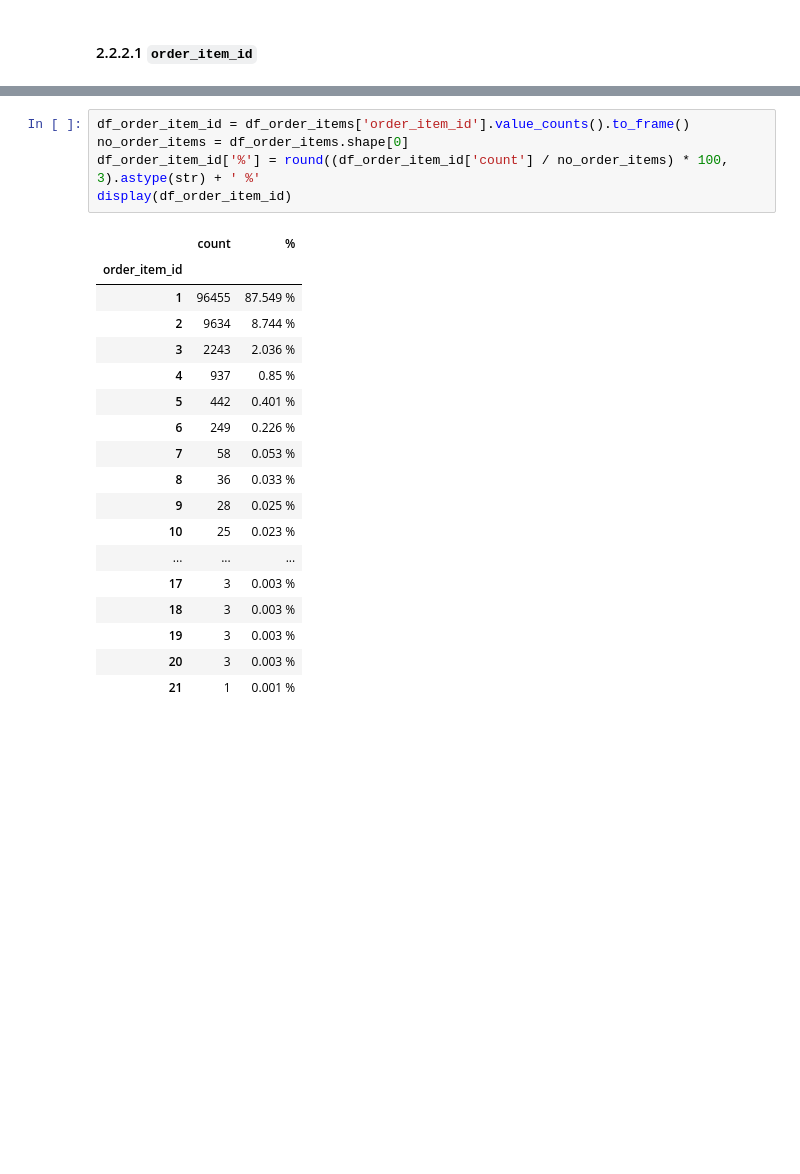
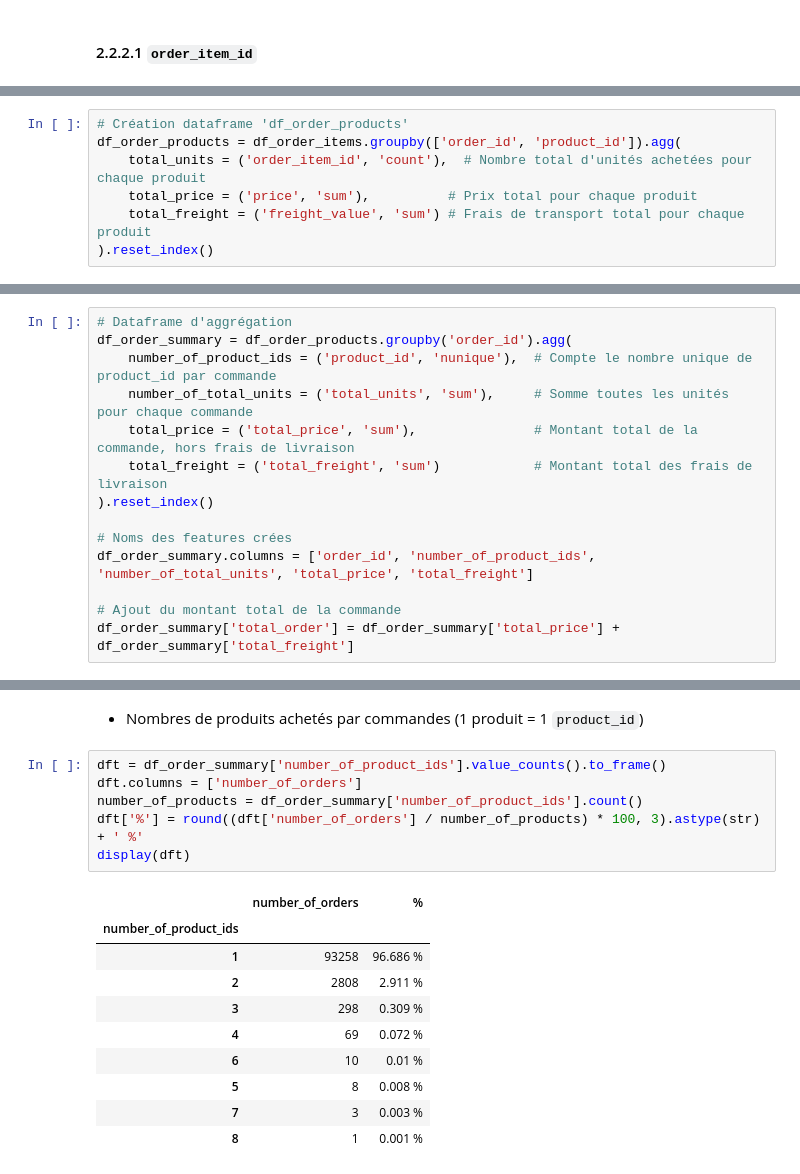
Before and after one commit to Christophe-Aballea/OC_projet5_Segmentez_des_clients_d_un_site_ecommerce, a Jupyter notebook: P05_Notebook2_EDA_FE.ipynb, the cells around one changed output, grey strips where cells are left out. Cells and saved outputs as stored; diff of their text form; blank space fills up the shorter version.

Commit message:
Ajout 'df_order_products' et 'df_product_summary'

```diff
--- a/P05_Notebook2_EDA_FE.ipynb
+++ b/P05_Notebook2_EDA_FE.ipynb
@@ -633,0 +656,7 @@ Cette variable représente le nombre de produits identiques dans la même comman
+# %%
+# Création dataframe 'df_order_products'
+df_order_products = df_order_items.groupby(['order_id', 'product_id']).agg(
+    total_units = ('order_item_id', 'count'),  # Nombre total d'unités achetées pour chaque produit
+    total_price = ('price', 'sum'),          # Prix total pour chaque produit
+    total_freight = ('freight_value', 'sum') # Frais de transport total pour chaque produit
+).reset_index()
@@ -635,0 +691,14 @@ Cette variable représente le nombre de produits identiques dans la même comman
+# %%
+# Dataframe d'aggrégation
+df_order_summary = df_order_products.groupby('order_id').agg(
+    number_of_product_ids = ('product_id', 'nunique'),  # Compte le nombre unique de product_id par commande
+    number_of_total_units = ('total_units', 'sum'),     # Somme toutes les unités pour chaque commande
+    total_price = ('total_price', 'sum'),               # Montant total de la commande, hors frais de livraison
+    total_freight = ('total_freight', 'sum')            # Montant total des frais de livraison
+).reset_index()
+
+# Noms des features crées
+df_order_summary.columns = ['order_id', 'number_of_product_ids', 'number_of_total_units', 'total_price', 'total_freight']
+
+# Ajout du montant total de la commande
+df_order_summary['total_order'] = df_order_summary['total_price'] + df_order_summary['total_freight']
@@ -636,24 +729,19 @@ Cette variable représente le nombre de produits identiques dans la même comman
+# %% [markdown]
+* Nombres de produits achetés par commandes (1 produit = 1 `product_id`)
 # %%
-df_order_item_id = df_order_items['order_item_id'].value_counts().to_frame()
-no_order_items = df_order_items.shape[0]
-df_order_item_id['%'] = round((df_order_item_id['count'] / no_order_items) * 100, 3).astype(str) + ' %'
-display(df_order_item_id)
+dft = df_order_summary['number_of_product_ids'].value_counts().to_frame()
+dft.columns = ['number_of_orders']
+number_of_products = df_order_summary['number_of_product_ids'].count()
+dft['%'] = round((dft['number_of_orders'] / number_of_products) * 100, 3).astype(str) + ' %'
+display(dft)
 # %% [output]
-|  | count | % |
-| order_item_id |  |  |
-| 1 | 96455 | 87.549 % |
-| 2 | 9634 | 8.744 % |
-| 3 | 2243 | 2.036 % |
-| 4 | 937 | 0.85 % |
-| 5 | 442 | 0.401 % |
-| 6 | 249 | 0.226 % |
-| 7 | 58 | 0.053 % |
-| 8 | 36 | 0.033 % |
-| 9 | 28 | 0.025 % |
-| 10 | 25 | 0.023 % |
-| ... | ... | ... |
-| 17 | 3 | 0.003 % |
-| 18 | 3 | 0.003 % |
-| 19 | 3 | 0.003 % |
-| 20 | 3 | 0.003 % |
-| 21 | 1 | 0.001 % |
+|  | number_of_orders | % |
+| number_of_product_ids |  |  |
+| 1 | 93258 | 96.686 % |
+| 2 | 2808 | 2.911 % |
+| 3 | 298 | 0.309 % |
+| 4 | 69 | 0.072 % |
+| 6 | 10 | 0.01 % |
+| 5 | 8 | 0.008 % |
+| 7 | 3 | 0.003 % |
+| 8 | 1 | 0.001 % |
```
Also changed, not shown: parts of 23 cells of this notebook, 1 other file.
